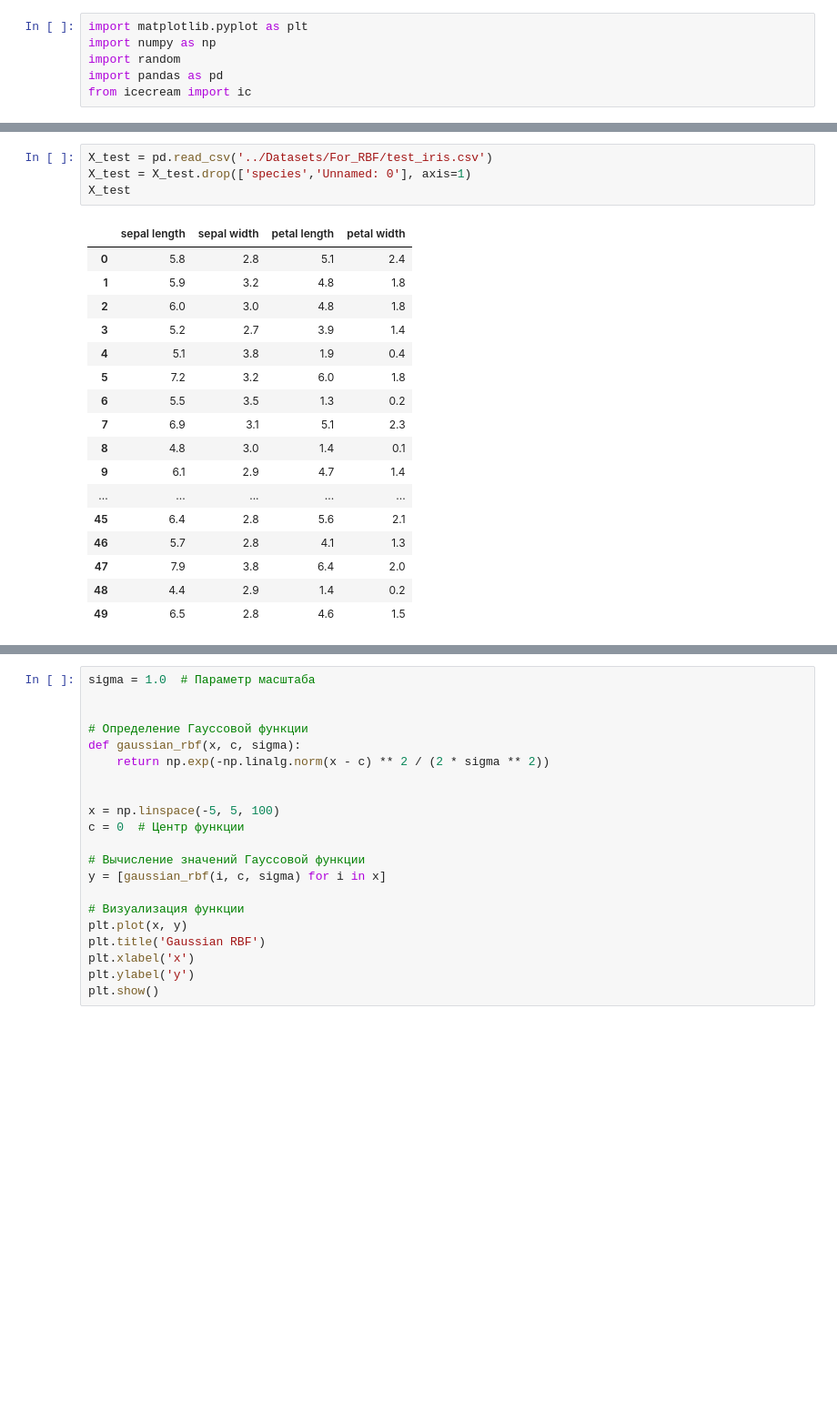
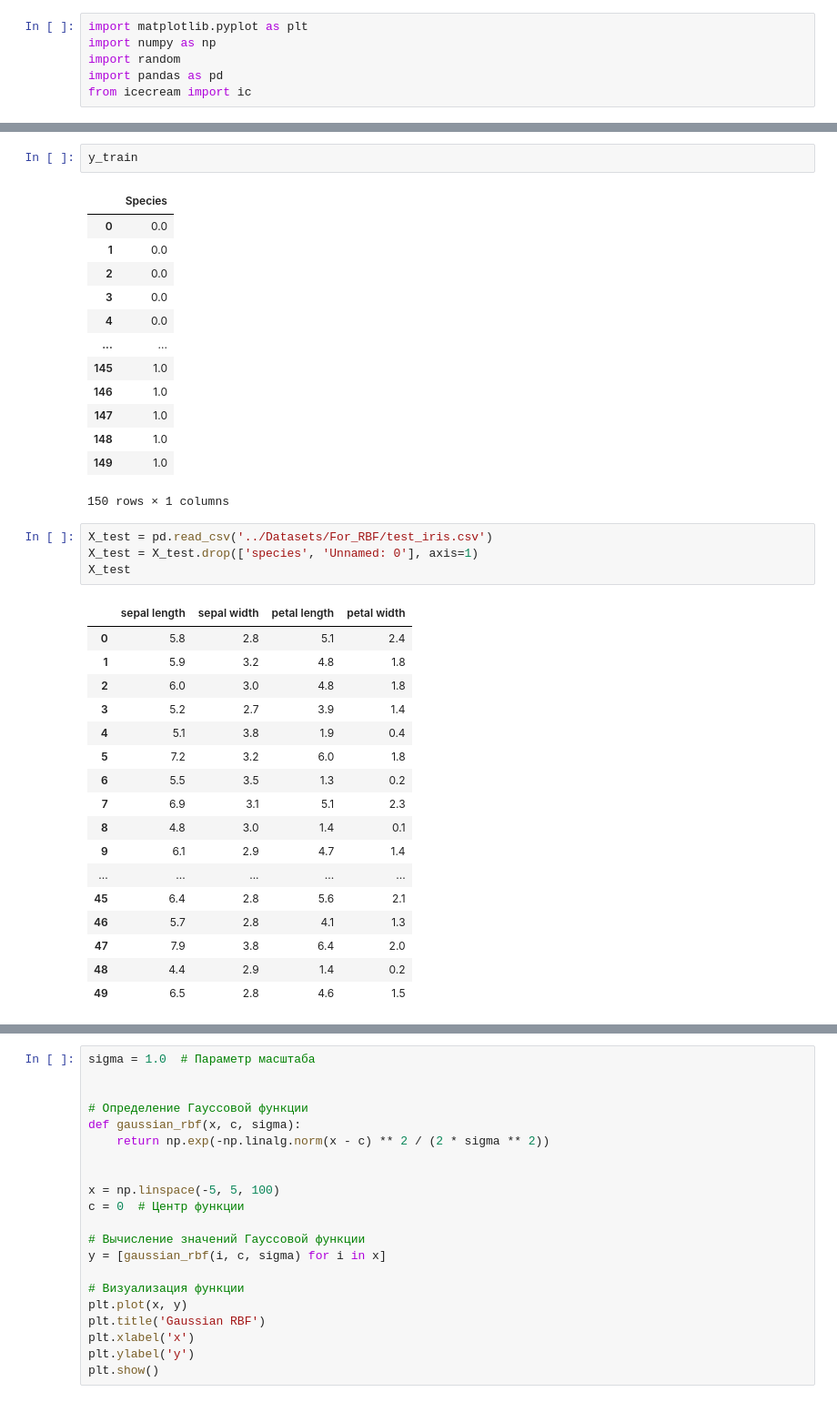
Before and after one commit to FilippYV/Design_and_training_neural_networks, a Jupyter notebook: 4. Radial_basis_functions/RBF.ipynb, the cells around one changed output, grey strips where cells are left out. Shown at 91% size. Saved outputs shown, nothing was run; the diff lists cells and outputs as text; blank space fills up the shorter version.

```diff
--- a/4. Radial_basis_functions/RBF.ipynb
+++ b/4. Radial_basis_functions/RBF.ipynb
@@ -44,8 +59,24 @@ y_train
 | 149 | 1.0 |
 150 rows × 1 columns
+# %%
+y_train
+# %% [output]
+|  | Species |
+| 0 | 0.0 |
+| 1 | 0.0 |
+| 2 | 0.0 |
+| 3 | 0.0 |
+| 4 | 0.0 |
+| ... | ... |
+| 145 | 1.0 |
+| 146 | 1.0 |
+| 147 | 1.0 |
+| 148 | 1.0 |
+| 149 | 1.0 |
+150 rows × 1 columns
 # %%
 X_test = pd.read_csv('../Datasets/For_RBF/test_iris.csv')
-X_test = X_test.drop(['species','Unnamed: 0'], axis=1)
+X_test = X_test.drop(['species', 'Unnamed: 0'], axis=1)
 X_test
 # %% [output]
 |  | sepal length | sepal width | petal length | petal width |
```
Also changed, not shown: parts of 17 cells of this notebook, 1 other file.
